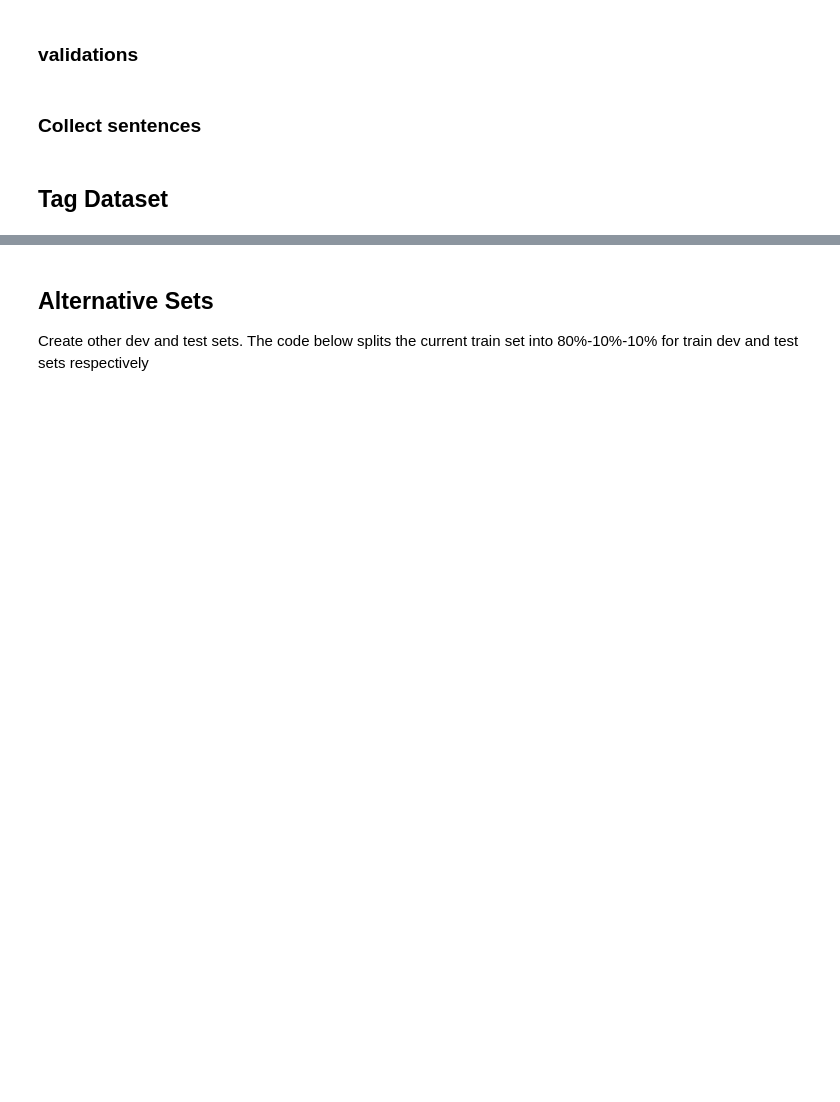
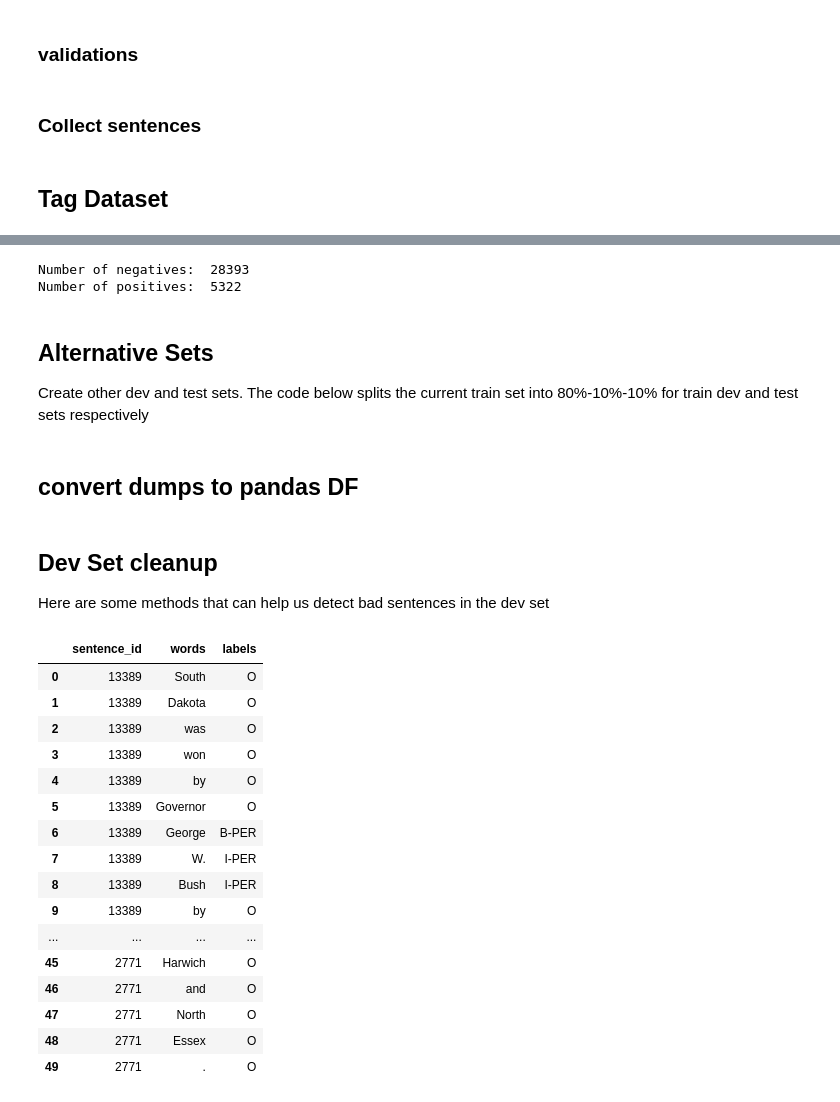
Before and after one commit to allenai/spike-ds-tutorials, a Jupyter notebook: src/train_set_creation.ipynb, the cells around one changed output, grey strips where cells are left out. Drawn from its saved outputs; the diff is of its cells as text; code cells hidden in the pictures; blank space fills up the shorter version.

Commit message:
change dataset format

```diff
--- a/src/train_set_creation.ipynb
+++ b/src/train_set_creation.ipynb
@@ -24,6 +24,8 @@ from random import sample
 # %%
 LABEL = 'musician'
 DATAPATH = '../data'
+DATASET_PATH = f'{DATAPATH}/musicians_dataset'
+SPIKE_MATCH_PATH = f'{DATAPATH}/spike_matches'
 # %% [markdown]
 ### Extract dev/test sentences
 # %%
@@ -156,8 +206,14 @@ Number of positives:  5322
-# %%
-with open(f'{DATAPATH}/musicians_dataset/train_set_with_hearst.txt', 'w') as f:
-    for sent in sample([v for v in train_set.values()], len(train_set)):
-        tagged = tag_sentence(sent)
-        f.write(tagged["tagged_sentence"] + '\n')
+# %%
+train_set = collect_train_set_sentences()
+
+with jsonlines.open(f'{DATASET_PATH}/train.jsonl', 'w') as f:
+    for i, sent in enumerate(sample([v for v in train_set.values()], len(train_set))):
+        tags = tag_sentence_one_token_per_row_2(sent)
+        sent_json = {"id":i, "sent_items": tags}
+        f.write(sent_json)
+# %% [output]
+Number of negatives:  28393
+Number of positives:  5322
 # %% [markdown]
 ## Alternative Sets
 
@@ -183,0 +242,35 @@ split_train_set("train_set_with_hearst")
+# %% [markdown]
+## convert dumps to pandas DF
+# %%
+def import_jsons_to_df(fp):
+    tagged_data = []
+    with jsonlines.open(fp, 'r') as f:
+        for line in f:
+            for token in line["sent_items"]:
+                tagged_data.append([line["id"], token[0], token[1]])
+    return pd.DataFrame(tagged_data, columns=["sentence_id", "words", "labels"])
+# %% [markdown]
+## Dev Set cleanup
+
+Here are some methods that can help us detect bad sentences in the dev set
+# %%
+df = import_jsons_to_df(f"{DATASET_PATH}/sample_dev.jsonl")
+df.head(50)
+# %% [output]
+|  | sentence_id | words | labels |
+| 0 | 13389 | South | O |
+| 1 | 13389 | Dakota | O |
+| 2 | 13389 | was | O |
+| 3 | 13389 | won | O |
+| 4 | 13389 | by | O |
+| 5 | 13389 | Governor | O |
+| 6 | 13389 | George | B-PER |
+| 7 | 13389 | W. | I-PER |
+| 8 | 13389 | Bush | I-PER |
+| 9 | 13389 | by | O |
+| ... | ... | ... | ... |
+| 45 | 2771 | Harwich | O |
+| 46 | 2771 | and | O |
+| 47 | 2771 | North | O |
+| 48 | 2771 | Essex | O |
+| 49 | 2771 | . | O |
```
Also changed, not shown: parts of 15 cells of this notebook, 3 other files.
